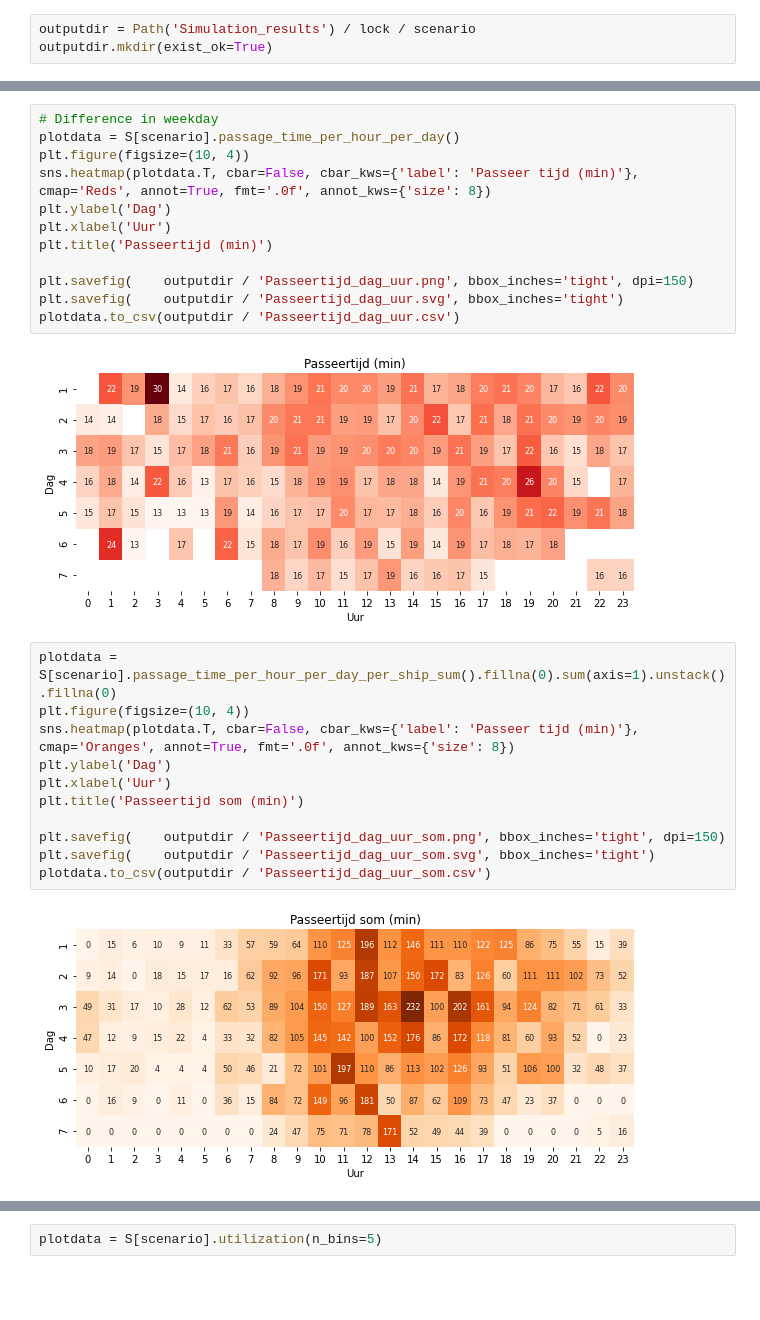
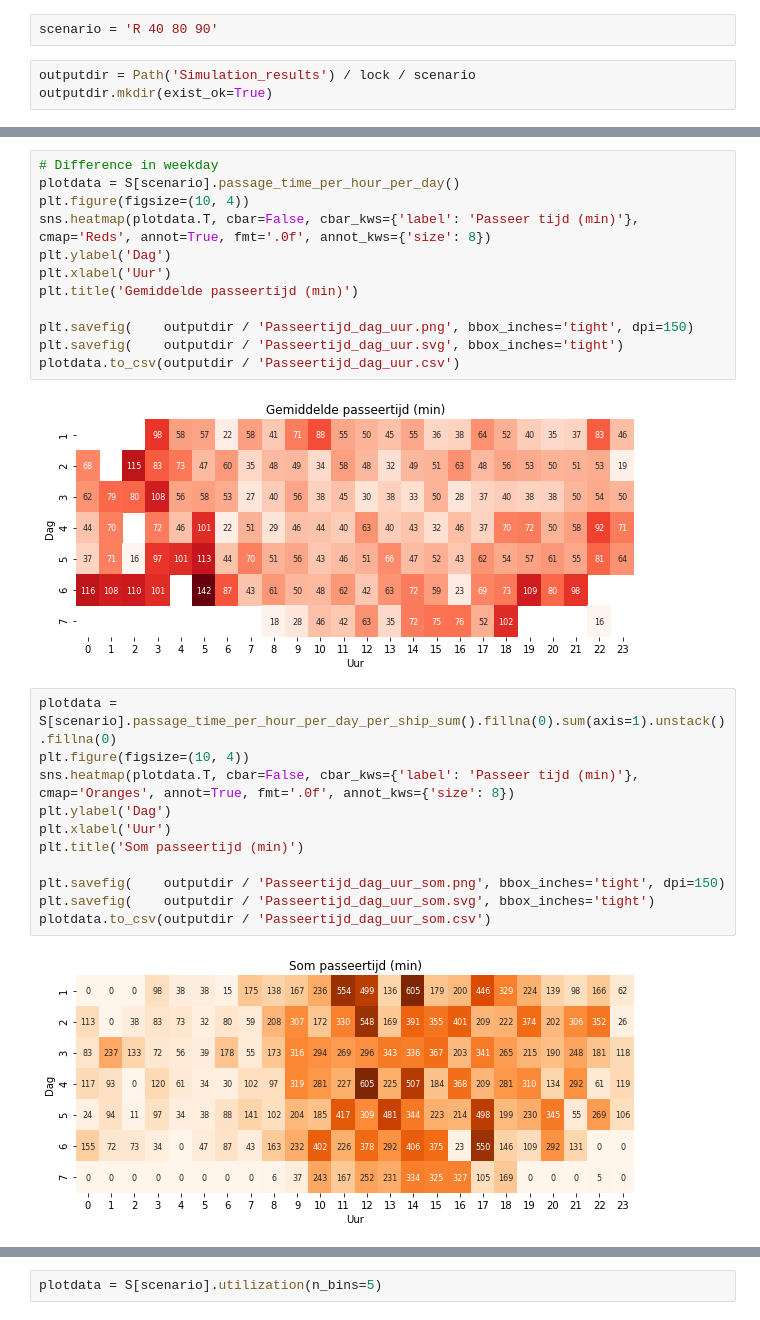
Before and after one commit to jurjendejong/pySIVAK, a Jupyter notebook: Simulation_results.ipynb, the cells around one changed output, grey strips where cells are left out. Cells and saved outputs as stored; diff of their text form; blank space fills up the shorter version.

```diff
--- a/Simulation_results.ipynb
+++ b/Simulation_results.ipynb
@@ -44,3 +42,5 @@ scenario = 'REF'
+# %%
+scenario = 'R 40 80 90'
 # %%
 outputdir = Path('Simulation_results') / lock / scenario
 outputdir.mkdir(exist_ok=True)
@@ -110,27 +139,27 @@ plotdata.to_csv(outputdir / 'Passeertijd_scheepstype.csv')
 # %%
 # Difference in weekday
 plotdata = S[scenario].passage_time_per_hour_per_day()
 plt.figure(figsize=(10, 4))
 sns.heatmap(plotdata.T, cbar=False, cbar_kws={'label': 'Passeer tijd (min)'}, cmap='Reds', annot=True, fmt='.0f', annot_kws={'size': 8})
 plt.ylabel('Dag')
 plt.xlabel('Uur')
-plt.title('Passeertijd (min)')
+plt.title('Gemiddelde passeertijd (min)')
 
 plt.savefig(    outputdir / 'Passeertijd_dag_uur.png', bbox_inches='tight', dpi=150)
 plt.savefig(    outputdir / 'Passeertijd_dag_uur.svg', bbox_inches='tight')
 plotdata.to_csv(outputdir / 'Passeertijd_dag_uur.csv')
 # %% [output]
-[figure, old version]
+[figure, new version]
 # %%
 plotdata = S[scenario].passage_time_per_hour_per_day_per_ship_sum().fillna(0).sum(axis=1).unstack().fillna(0)
 plt.figure(figsize=(10, 4))
 sns.heatmap(plotdata.T, cbar=False, cbar_kws={'label': 'Passeer tijd (min)'}, cmap='Oranges', annot=True, fmt='.0f', annot_kws={'size': 8})
 plt.ylabel('Dag')
 plt.xlabel('Uur')
-plt.title('Passeertijd som (min)')
+plt.title('Som passeertijd (min)')
 
 plt.savefig(    outputdir / 'Passeertijd_dag_uur_som.png', bbox_inches='tight', dpi=150)
 plt.savefig(    outputdir / 'Passeertijd_dag_uur_som.svg', bbox_inches='tight')
 plotdata.to_csv(outputdir / 'Passeertijd_dag_uur_som.csv')
 # %% [output]
-[figure, old version]
+[figure, new version]
```
Also changed, not shown: parts of 26 cells of this notebook, 2 other files.
